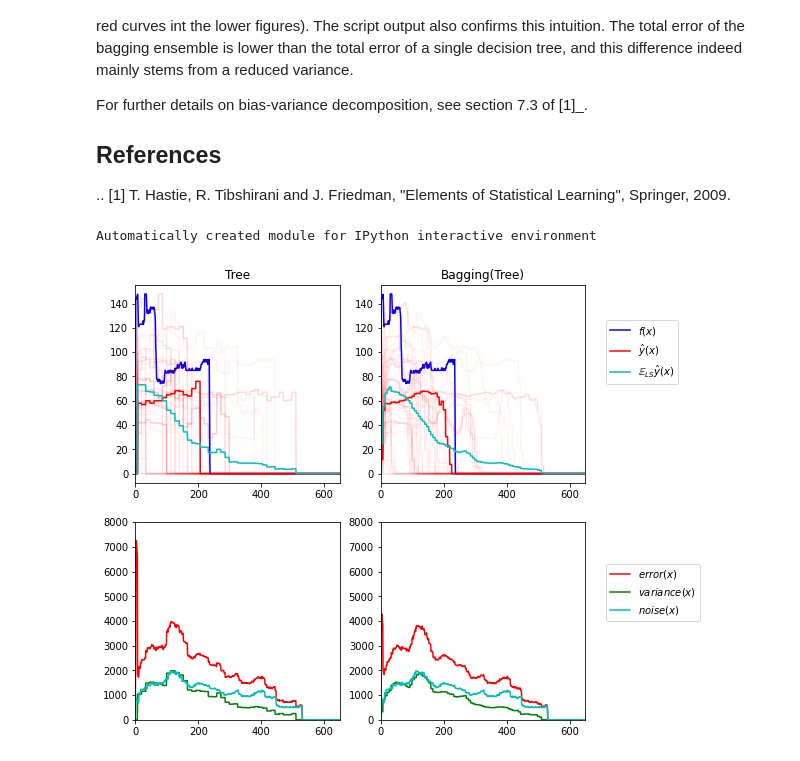
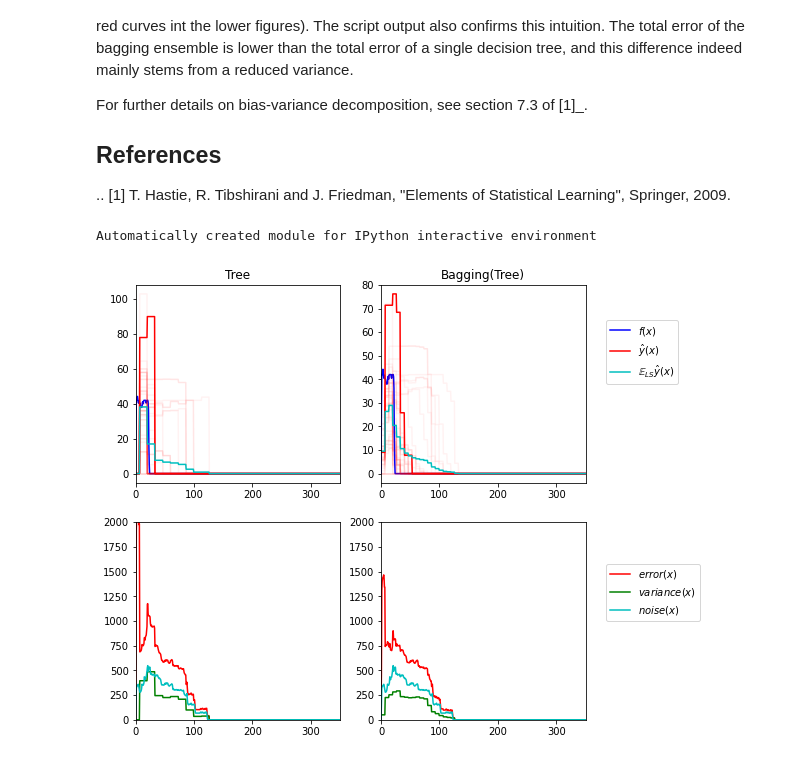
Before and after one commit to 25sal/2021_water_chapter, a Jupyter notebook: bagging.ipynb, the cells around one changed output. Drawn from its saved outputs; the diff is of its cells as text; code cells hidden in the pictures.

Commit message:
bagginng with Washbasin

```diff
--- a/bagging.ipynb
+++ b/bagging.ipynb
@@ -87,8 +87,8 @@ estimators = [("Tree", DecisionTreeRegressor()),
               ("Bagging(Tree)", BaggingRegressor(DecisionTreeRegressor()))]
 
 n_estimators = len(estimators)
-ts_files = glob.glob("data/csv_Shower/cluster_1/*.csv")
-f_true = "data/csv_Shower/1_spline.csv"
+ts_files = glob.glob("data/csv_Washbasin/cluster_0/*.csv")
+f_true = "data/csv_Washbasin/1_spline.csv"
 
 def f(x, iteration):
     '''
@@ -183,34 +183,34 @@ for n, (name, estimator) in enumerate(estimators):
     # plt.plot(X_train[0], y_train[0], ".b", label="LS ~ $y = f(x)+noise$")
 
     for i in range(n_repeat):
         if i == 0:
             plt.plot(X_test, y_predict[:, i], "r", label=r"$\^y(x)$")
         else:
             plt.plot(X_test, y_predict[:, i], "r", alpha=0.05)
 
     plt.plot(X_test, np.mean(y_predict, axis=1), "c",
              label=r"$\mathbb{E}_{LS} \^y(x)$")
 
-    plt.xlim([0, 650])
+    plt.xlim([0, 350])
     plt.title(name)
 
     if n == n_estimators - 1:
         plt.legend(loc=(1.1, .5))
 
     plt.subplot(2, n_estimators, n_estimators + n + 1)
     plt.plot(X_test, y_error, "r", label="$error(x)$")
     #plt.plot(X_test, y_bias, "b", label="$bias^2(x)$"),
     plt.plot(X_test, y_var, "g", label="$variance(x)$"),
     plt.plot(X_test, y_noise, "c", label="$noise(x)$")
 
-    plt.xlim([0, 650])
-    plt.ylim([0, 8000])
+    plt.xlim([0, 350])
+    plt.ylim([0, 2000])
     if n == n_estimators - 1:
 
         plt.legend(loc=(1.1, .5))
 
 plt.subplots_adjust(right=.75)
 plt.show()
 # %% [output]
 Automatically created module for IPython interactive environment
-[figure, old version]
+[figure, new version]
```
Also changed, not shown: 1 other file.
